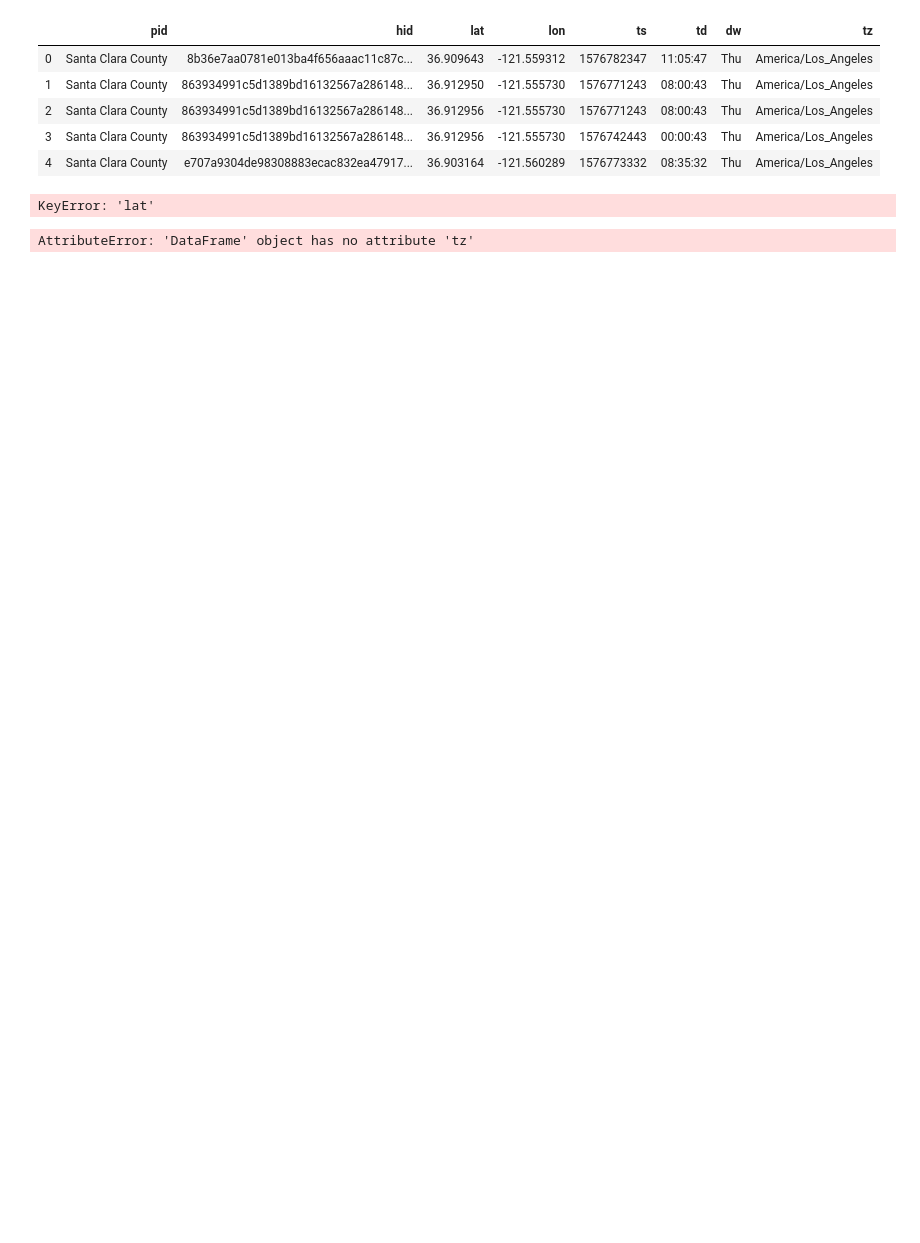
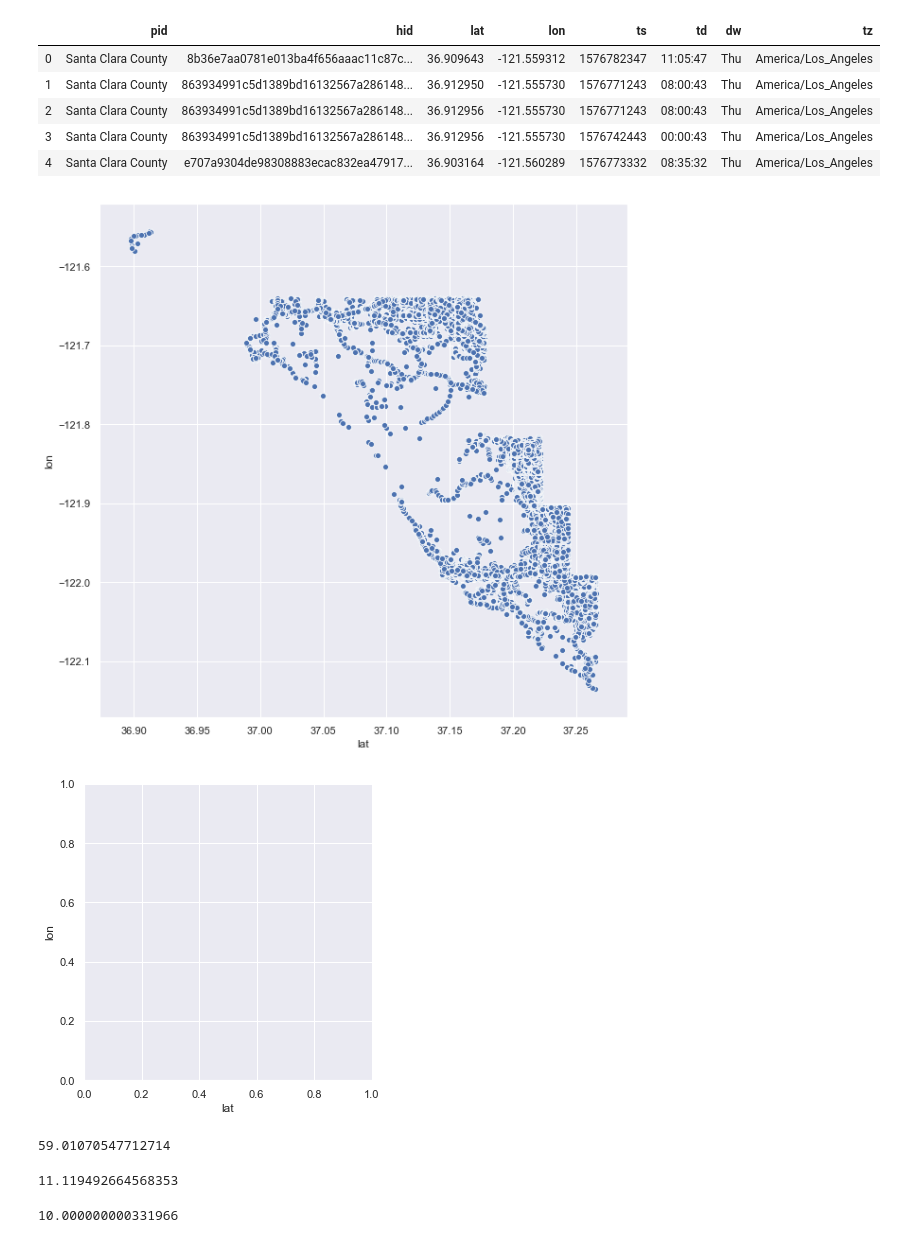
Before and after one commit to adhocmaster/covid1, a Jupyter notebook: location-assessment-by-day.ipynb, the cells around one changed output. Drawn from its saved outputs; the diff is of its cells as text; code cells hidden in the pictures; blank space fills up the shorter version.

```diff
--- a/location-assessment-by-day.ipynb
+++ b/location-assessment-by-day.ipynb
@@ -21,11 +70,3 @@ df.head()
 | 2 | Santa Clara County | 863934991c5d1389bd16132567a286148... | 36.912956 | -121.555730 | 1576771243 | 08:00:43 | Thu | America/Los_Angeles |
 | 3 | Santa Clara County | 863934991c5d1389bd16132567a286148... | 36.912956 | -121.555730 | 1576742443 | 00:00:43 | Thu | America/Los_Angeles |
 | 4 | Santa Clara County | e707a9304de98308883ecac832ea47917... | 36.903164 | -121.560289 | 1576773332 | 08:35:32 | Thu | America/Los_Angeles |
-# %%
-sns.relplot(x=df["lat"], y=df["lon"]);
-# %% [output]
-KeyError: 'lat'
-# %%
-df.tz
-# %% [output]
-AttributeError: 'DataFrame' object has no attribute 'tz'
@@ -33,0 +73,19 @@ df.pid
+# %%
+fig_dims = (10, 10)
+fig, ax = plt.subplots(figsize=fig_dims)
+sns.relplot(x="lat", y="lon", ax=ax, data=df);
+# %% [output]
+[figure, added]
+[figure, added]
+# %%
+haversine(36.9,-121.6, 37.25, -122.1)
+# %% [output]
+59.01070547712714
+# %%
+haversineMeters(36.9001, -121.6, 36.9, -121.6)
+# %% [output]
+11.119492664568353
+# %%
+fastMeterDistance( 36.9001, -121.6, 36.9, -121.6)
+# %% [output]
+10.000000000331966
```
Also changed, not shown: parts of 6 cells of this notebook, 2 other files.
